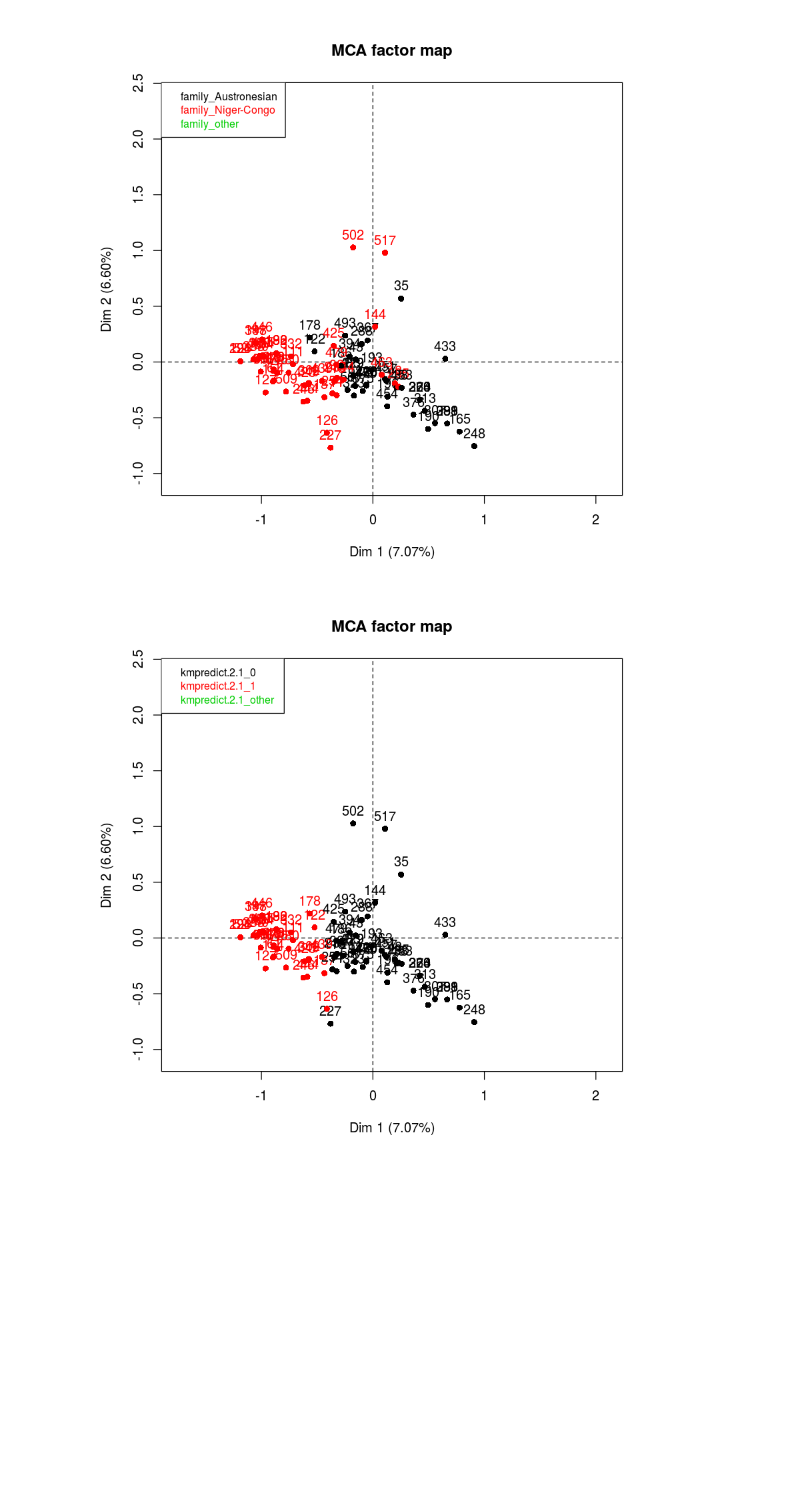
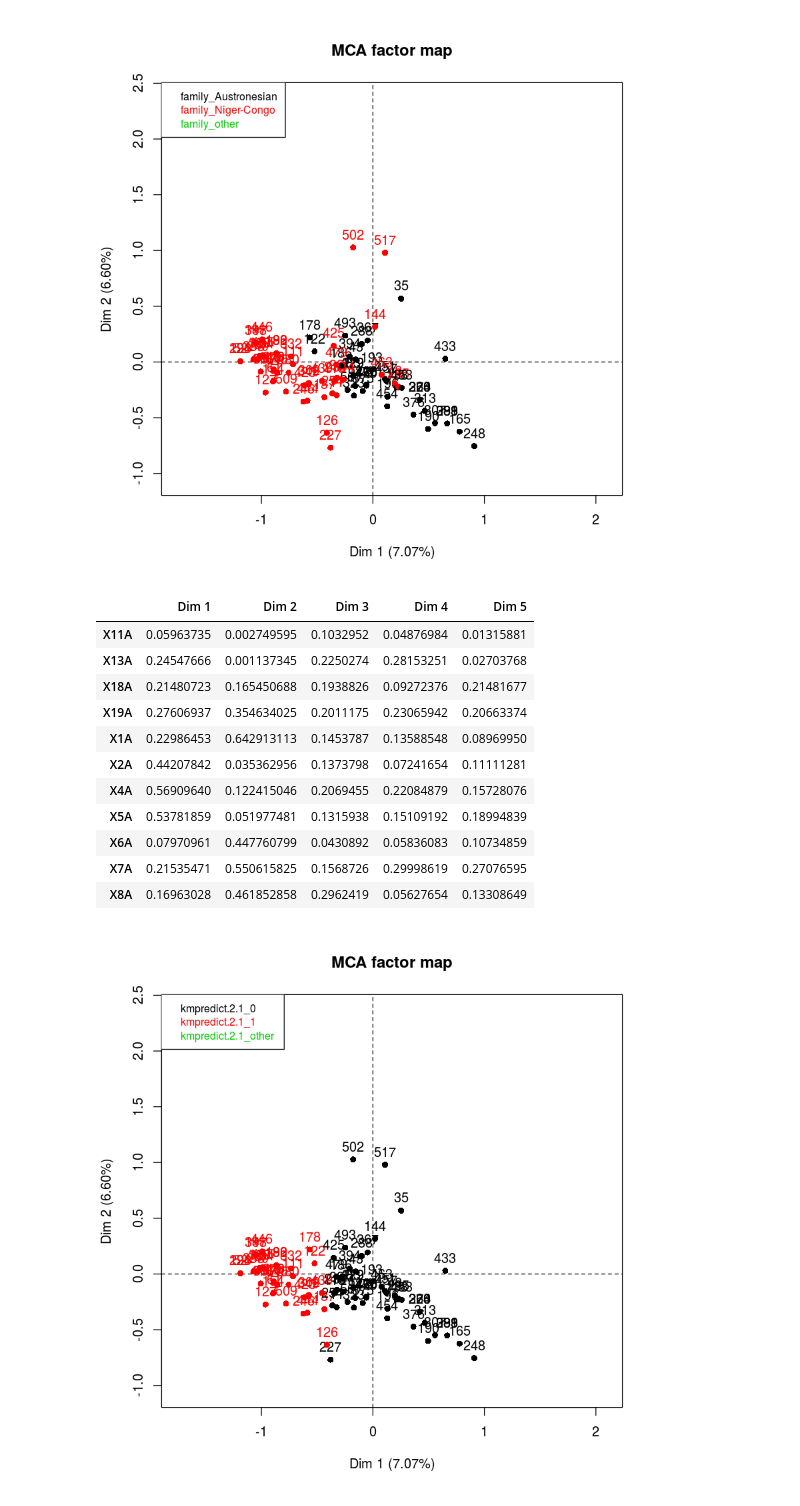
Before and after one commit to ilay32/wals-project, a Jupyter notebook: true-clusters.ipynb, the cells around one changed output. Cells and saved outputs as stored; diff of their text form; code cells hidden in the pictures; blank space fills up the shorter version.

```diff
--- a/true-clusters.ipynb
+++ b/true-clusters.ipynb
@@ -56,6 +56,21 @@ mca1 <- top2mca(example1,c('Austronesian','Niger-Congo'))
 plot(mca1$mca,choix="ind",habillage="family",invisible=c("var","quali.sup"),select=mca1$marked,unselect=1)
 # %% [output]
 [figure]
+# %%
+mca1$mca$var$eta
+# %% [output]
+|  | Dim 1 | Dim 2 | Dim 3 | Dim 4 | Dim 5 |
+| X11A | 0.05963735 | 0.002749595 | 0.1032952 | 0.04876984 | 0.01315881 |
+| X13A | 0.24547666 | 0.001137345 | 0.2250274 | 0.28153251 | 0.02703768 |
+| X18A | 0.21480723 | 0.165450688 | 0.1938826 | 0.09272376 | 0.21481677 |
+| X19A | 0.27606937 | 0.354634025 | 0.2011175 | 0.23065942 | 0.20663374 |
+| X1A | 0.22986453 | 0.642913113 | 0.1453787 | 0.13588548 | 0.08969950 |
+| X2A | 0.44207842 | 0.035362956 | 0.1373798 | 0.07241654 | 0.11111281 |
+| X4A | 0.56909640 | 0.122415046 | 0.2069455 | 0.22084879 | 0.15728076 |
+| X5A | 0.53781859 | 0.051977481 | 0.1315938 | 0.15109192 | 0.18994839 |
+| X6A | 0.07970961 | 0.447760799 | 0.0430892 | 0.05836083 | 0.10734859 |
+| X7A | 0.21535471 | 0.550615825 | 0.1568726 | 0.29998619 | 0.27076595 |
+| X8A | 0.16963028 | 0.461852858 | 0.2962419 | 0.05627654 | 0.13308649 |
 # %%
 plot(mca1$mca,choix="ind",habillage="kmpredict.2.1",invisible=c("var","quali.sup"),select=mca1$marked,unselect=1)
 # %% [output]
```
Also changed, not shown: 6 other files.
